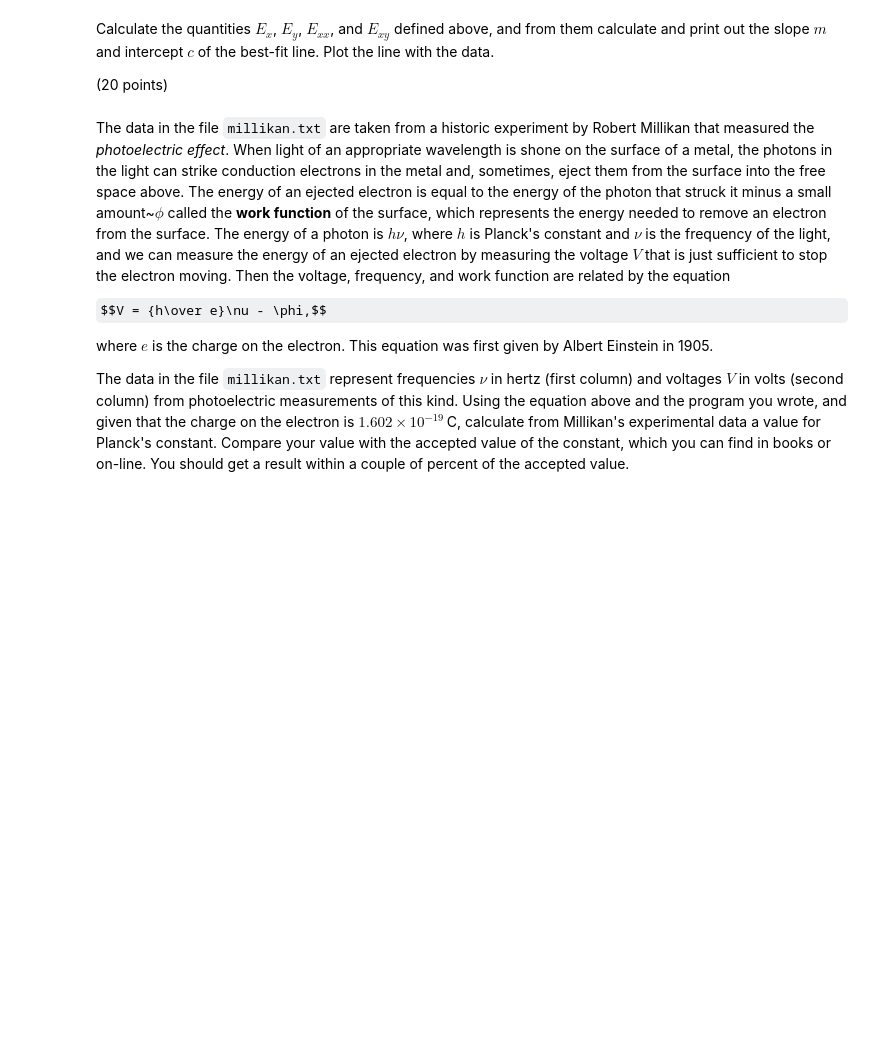
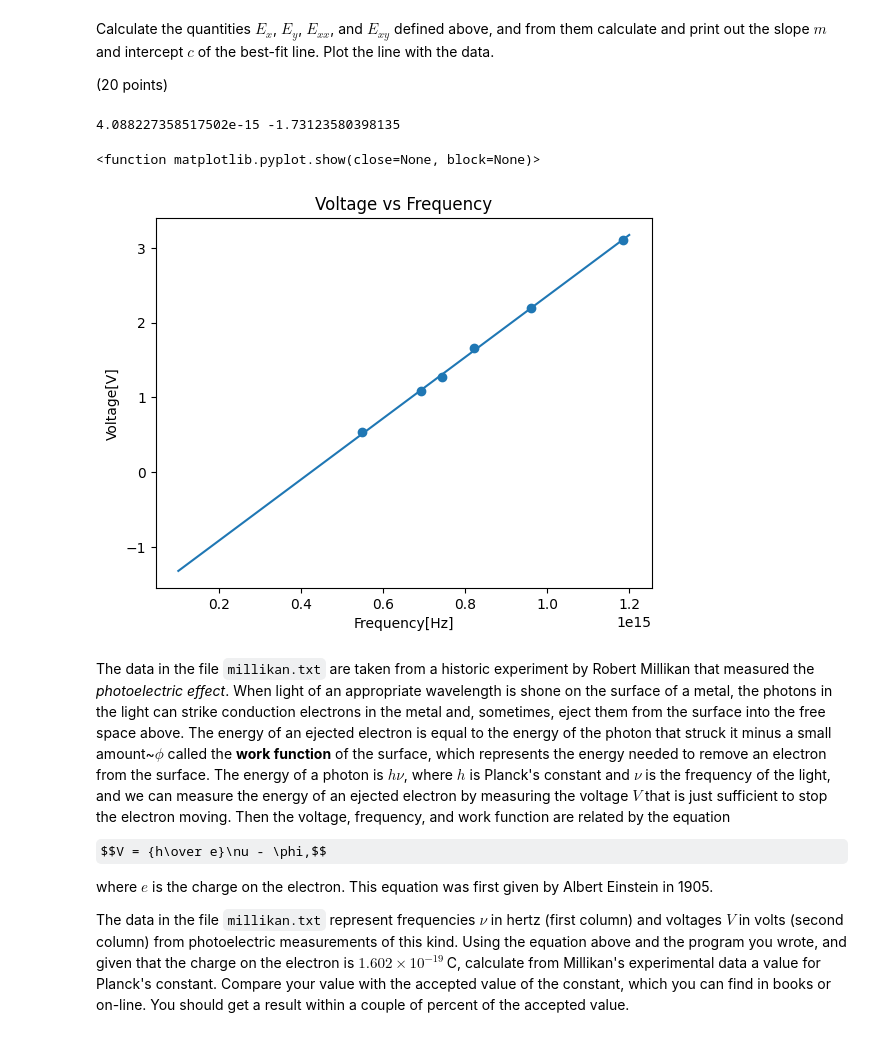
Before and after one commit to AtomLikeInPhysics/Tom-PHYS50733, a Jupyter notebook: Homework1/Homework1.ipynb, the cells around one changed output. Saved outputs shown, nothing was run; the diff lists cells and outputs as text; code cells hidden in the pictures; some formulas as TeX source; blank space fills up the shorter version.

```diff
--- a/Homework1/Homework1.ipynb
+++ b/Homework1/Homework1.ipynb
@@ -163,7 +184,31 @@ Calculate the quantities $E_x$, $E_y$, $E_{xx}$, and $E_{xy}$ defined above, and
 
 (20 points)
 # %%
-# code
+xdat = np.array(xdat)
+ydat = np.array(ydat)
+
+Ex = 1/len(xdat) * sum(xdat)
+Ey = 1/len(ydat) * sum(ydat)
+Exx = 1/len(xdat) * sum(xdat**2)
+Exy = 1/len(xdat) * sum(xdat*ydat)
+
+m = (Exy - Ex*Ey)/(Exx-Ex**2)
+c = (Exx*Ey - Ex*Exy)/(Exx-Ex**2)
+print(m,c)
+
+xlin = np.linspace(1e14,1.2e15)
+fig2 = plt.figure()
+milli = plt.subplot()
+milli.set_title("Voltage vs Frequency")
+milli.set_xlabel("Frequency[Hz]")
+milli.set_ylabel("Voltage[V]")
+milli.scatter(xdat,ydat)
+milli.plot(xlin, (m*xlin)+c)
+plt.show
+# %% [output]
+4.088227358517502e-15 -1.73123580398135
+<function matplotlib.pyplot.show(close=None, block=None)>
+[figure, added]
 # %% [markdown]
 The data in the file `millikan.txt` are taken from a historic
   experiment by Robert Millikan that measured the
```
Also changed, not shown: parts of 2 cells of this notebook, 1 other file.
